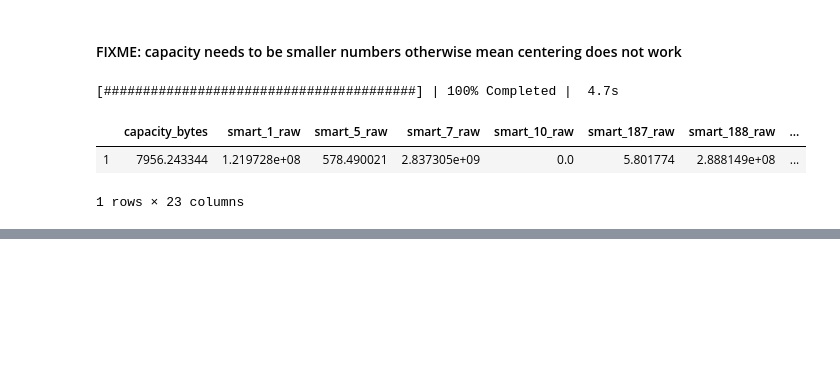
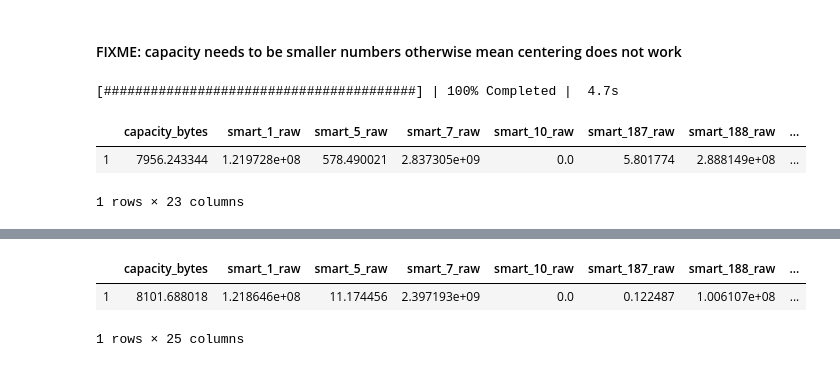
Before and after one commit to chauhankaranraj/ptceph, a Jupyter notebook: format_data.ipynb, the cells around one changed output, grey strips where cells are left out. Saved outputs shown, nothing was run; the diff lists cells and outputs as text; code cells hidden in the pictures; blank space fills up the shorter version.

```diff
--- a/format_data.ipynb
+++ b/format_data.ipynb
@@ -512,0 +513,6 @@ list(pd.read_csv(os.path.join(META_DIR, 'means.csv'), header=None)[0])
+# %%
+pd.read_csv(os.path.join(META_DIR, 'means.csv'), header=None).set_index(0).transpose()
+# %% [output]
+|  | capacity_bytes | smart_1_raw | smart_5_raw | smart_7_raw | smart_10_raw | smart_187_raw | smart_188_raw | ... |
+| 1 | 8101.688018 | 1.218646e+08 | 11.174456 | 2.397193e+09 | 0.0 | 0.122487 | 1.006107e+08 | ... |
+1 rows × 25 columns
```
Also changed, not shown: parts of 1 cell of this notebook, 1 other file.
